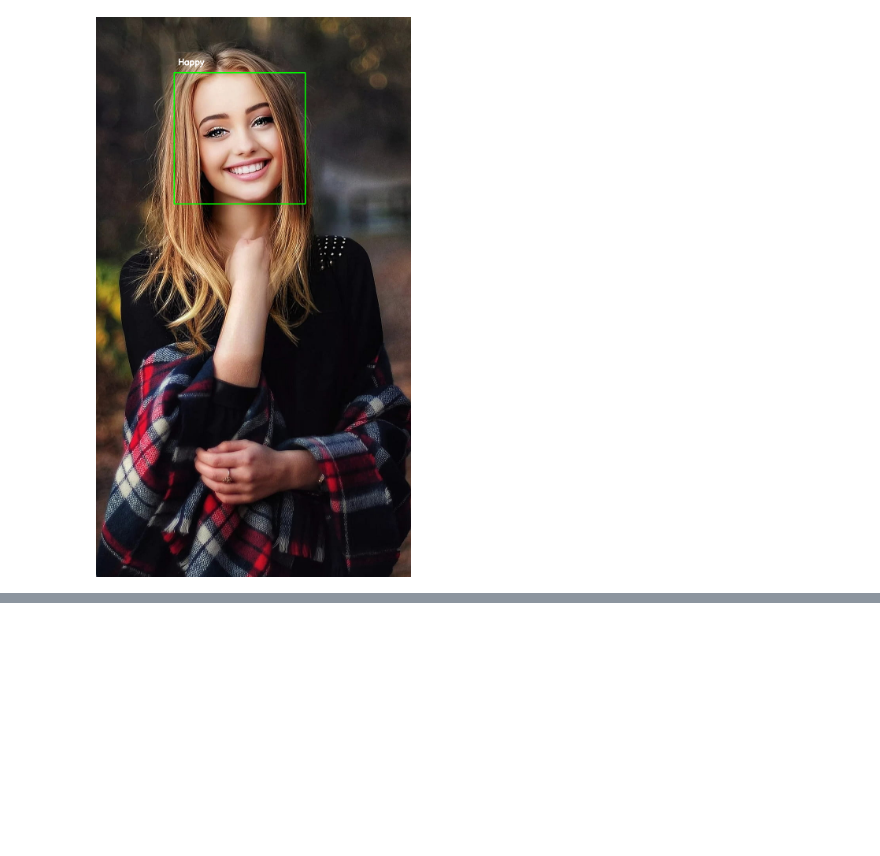
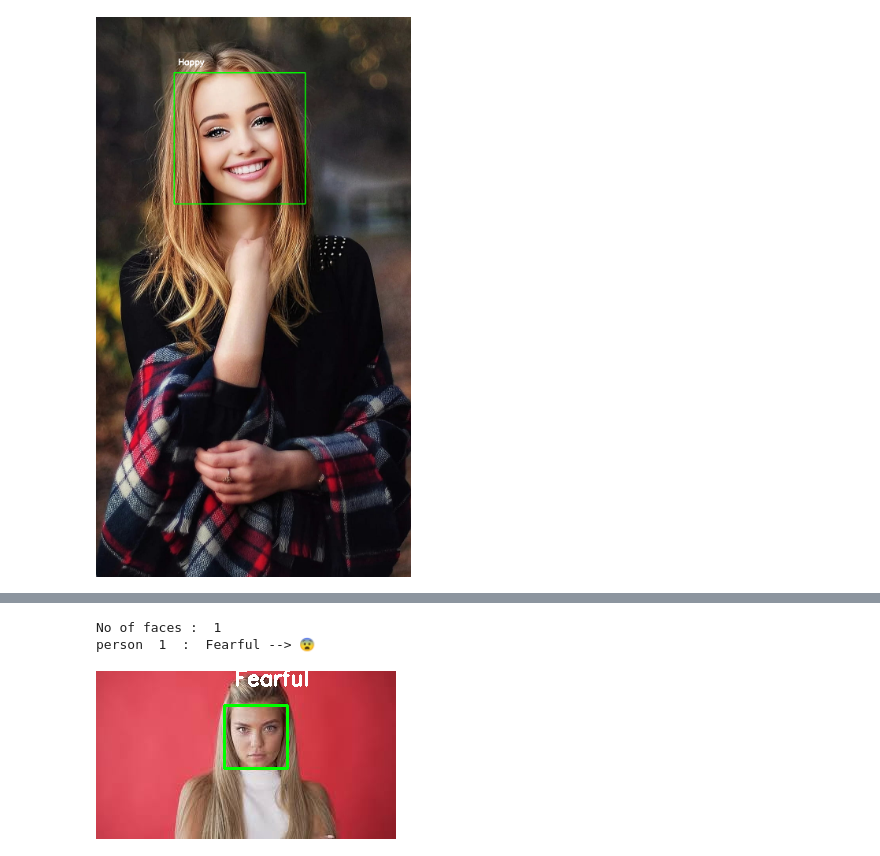
Before and after one commit to UthamanA/Facial-Emotion-Recognition, a Jupyter notebook: Face_Emotion_Recognition_Uthaman_A.ipynb, the cells around one changed output, grey strips where cells are left out. Drawn from its saved outputs; the diff is of its cells as text; code cells hidden in the pictures; blank space fills up the shorter version.

```diff
--- a/Face_Emotion_Recognition_Uthaman_A.ipynb
+++ b/Face_Emotion_Recognition_Uthaman_A.ipynb
@@ -809,0 +822,6 @@ person  1  :  Happy --> 😊
+# %%
+_predict("images/image3.jpg")
+# %% [output]
+No of faces :  1
+person  1  :  Fearful --> 😨
+[figure, added]
```
Also changed, not shown: parts of 7 cells of this notebook.
